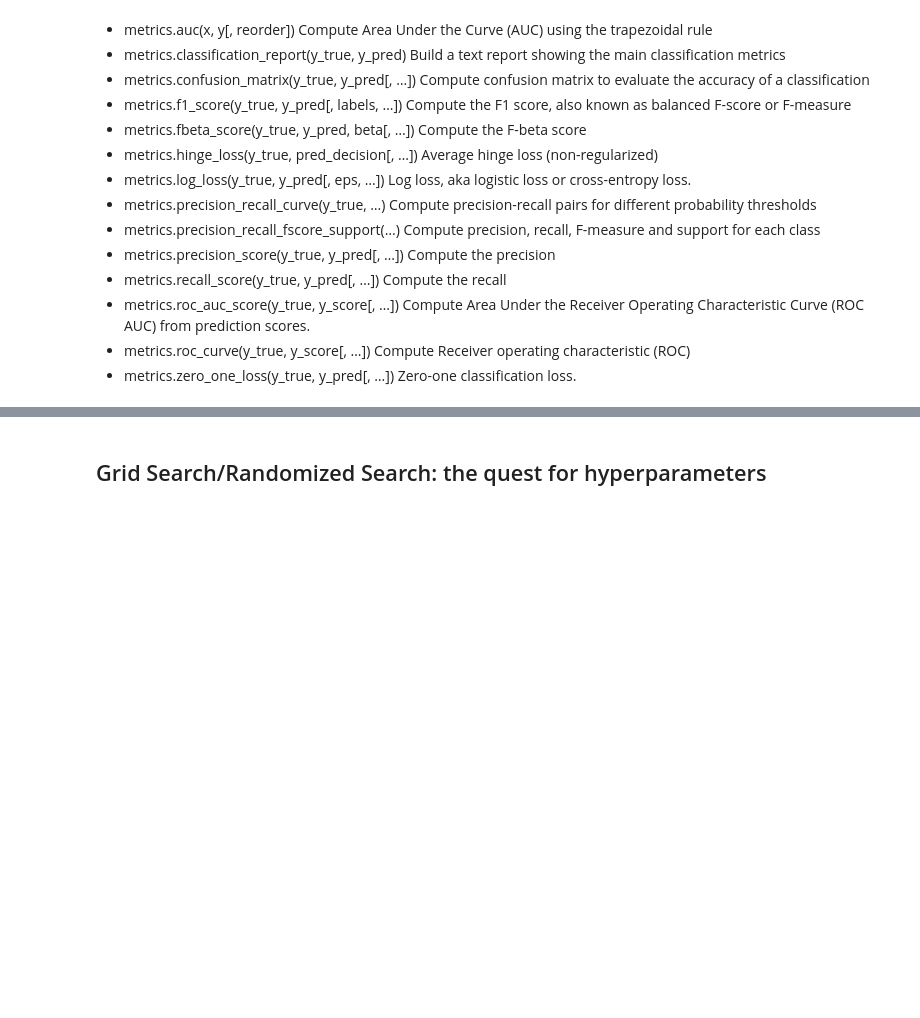
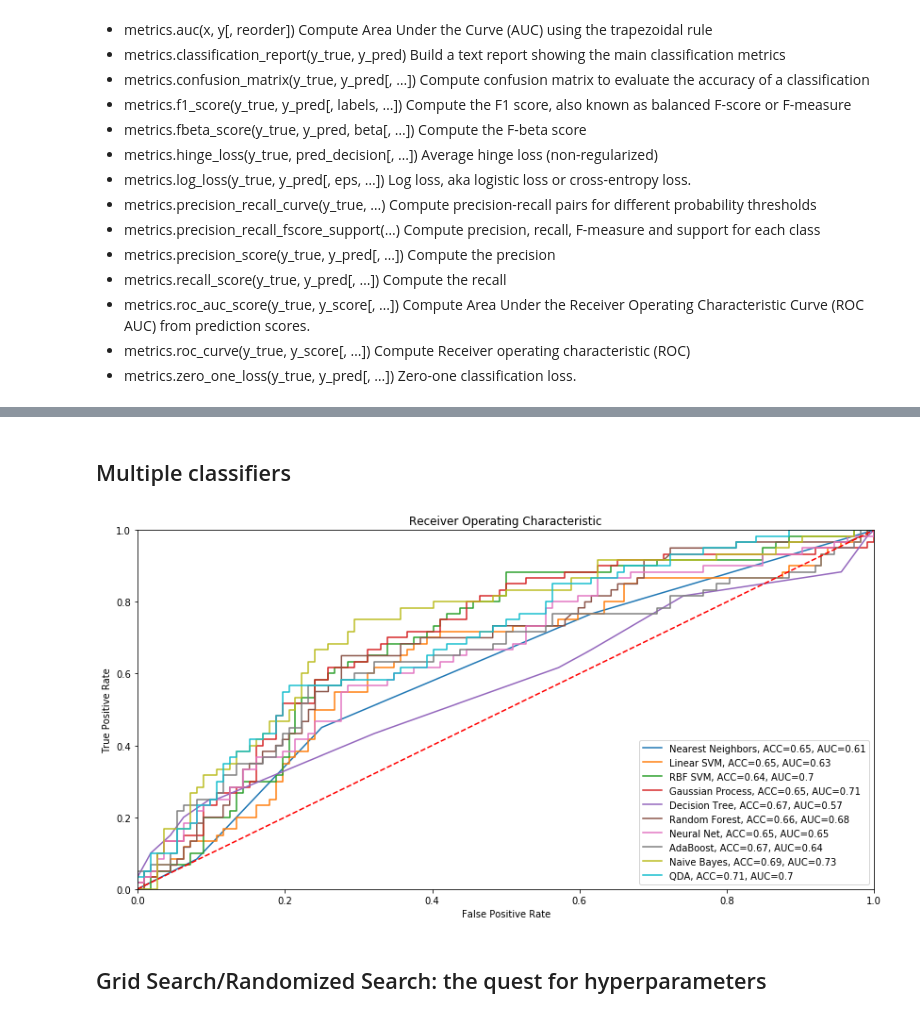
Before and after one commit to nkundiushuti/savry, a Jupyter notebook: SAVRY_classification.ipynb, the cells around one changed output, grey strips where cells are left out. Cells and saved outputs as stored; diff of their text form; code cells hidden in the pictures; blank space fills up the shorter version.

Commit message:
added other classifiers

```diff
--- a/SAVRY_classification.ipynb
+++ b/SAVRY_classification.ipynb
@@ -253,3 +253,50 @@ plt.show()
+# %% [markdown]
+## Multiple classifiers
+# %%
+from sklearn.neural_network import MLPClassifier
+from sklearn.neighbors import KNeighborsClassifier
+from sklearn.svm import SVC
+from sklearn.gaussian_process import GaussianProcessClassifier
+from sklearn.gaussian_process.kernels import RBF
+from sklearn.tree import DecisionTreeClassifier
+from sklearn.ensemble import RandomForestClassifier, AdaBoostClassifier
+from sklearn.naive_bayes import GaussianNB
+from sklearn.discriminant_analysis import QuadraticDiscriminantAnalysis
+
+names = ["Nearest Neighbors", "Linear SVM", "RBF SVM", "Gaussian Process",
+         "Decision Tree", "Random Forest", "Neural Net", "AdaBoost",
+         "Naive Bayes", "QDA"]
+
+classifiers = [
+    KNeighborsClassifier(3),
+    SVC(kernel="linear", C=0.025, probability=True),
+    SVC(gamma=2, C=1, probability=True),
+    GaussianProcessClassifier(1.0 * RBF(1.0)),
+    DecisionTreeClassifier(max_depth=5),
+    RandomForestClassifier(max_depth=5, n_estimators=10, max_features=X_cls_train.shape[-1]),
+    MLPClassifier(alpha=0.001,hidden_layer_sizes=(100)),
+    AdaBoostClassifier(),
+    GaussianNB(),
+    QuadraticDiscriminantAnalysis()]
+# %%
+for name, clf in zip(names, classifiers):
+    clf.fit(X_cls_train, y_cls_train)
+    y_lgm_pred = clf.predict_proba(X_cls_valid)
+    fpr, tpr, threshold = roc_curve(y_cls_valid, y_lgm_pred[:,1], drop_intermediate=False)
+    roc_auc = auc(fpr, tpr)
+    acc=clf.score(X_cls_valid,y_cls_valid)
+    plt.plot(fpr, tpr, label = '{}, ACC={}, AUC={}'.format(name,round(acc,2),round(roc_auc,2)))
+plt.rcParams['figure.figsize'] = [14, 7]
+plt.title('Receiver Operating Characteristic')
+plt.legend(loc = 'lower right')
+plt.plot([0, 1], [0, 1],'r--')
+plt.xlim([0, 1])
+plt.ylim([0, 1])
+plt.ylabel('True Positive Rate')
+plt.xlabel('False Positive Rate')
+plt.show()
+# %% [output]
+[figure, added]
 # %% [markdown]
 ## Grid Search/Randomized Search: the quest for hyperparameters
 # %% [markdown]
```
Also changed, not shown: parts of 8 cells of this notebook.
